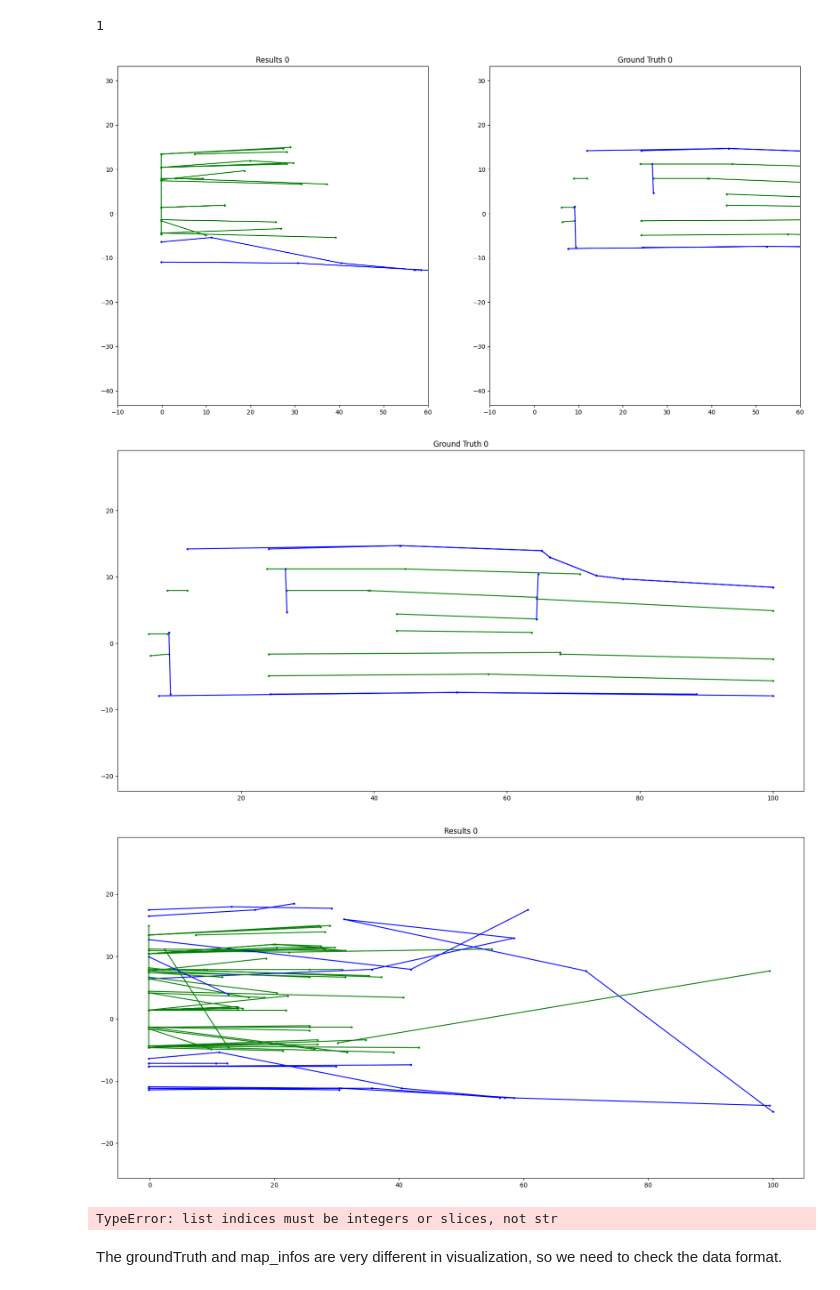
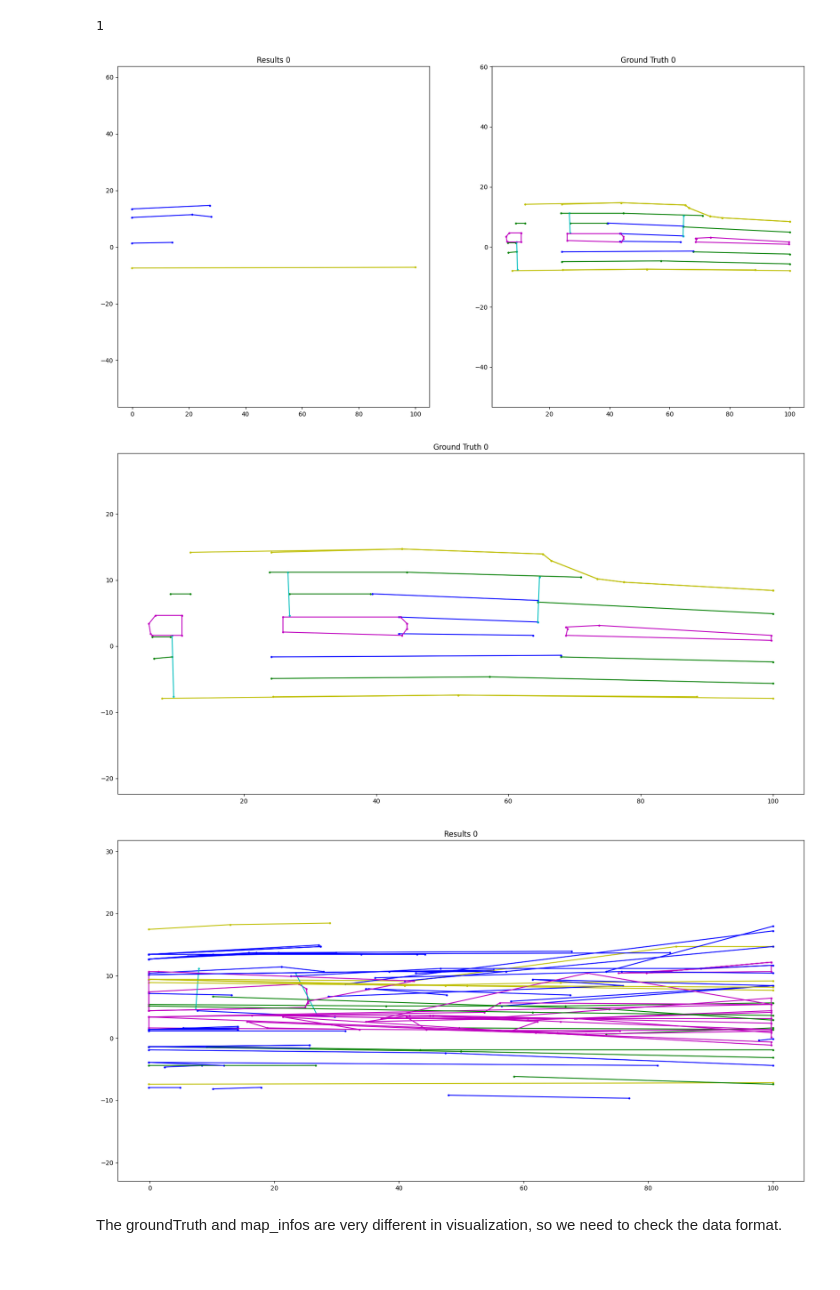
Before and after one commit to yinwu33/VectorMapNet_code, a Jupyter notebook: check.ipynb, the cells around one changed output. Cells and saved outputs as stored; diff of their text form; code cells hidden in the pictures.

```diff
--- a/check.ipynb
+++ b/check.ipynb
@@ -54,12 +54,19 @@ color_map = {
     0: 'r',
     1: 'g',
     2: 'b',
+    3: 'y',
+    4: 'c',
+    5: 'm',
+    6: 'k',
 }
 
 close_map = {
     0: True,
     1: False,
     2: False,
+    3: False,
+    4: False,
+    5: True,
 }
 # %%
 len(results['groundTruth'])
@@ -97,8 +104,8 @@ def plot_results_and_ground_truth(results: list, gt: list, interval: int = None,
     def fix_range():
         plt.axis('equal')
         # fix range
-        plt.xlim(-10, 60)
-        plt.ylim(-15, 5)
+        # plt.xlim(-10, 60)
+        # plt.ylim(-15, 5)
 
     # plot side by side use sub
     for i, (result, ground_truth) in enumerate(zip(results, gt)):
@@ -124,43 +131,41 @@ def plot_results_and_ground_truth(results: list, gt: list, interval: int = None,
         for line in ground_truth:
             plot_points(line['pts'], color=color_map[line['type']], close=close_map[line['type']])
 
-plot_results_and_ground_truth(results['results'], results['groundTruth'], confidence_level=0.3, interval=100)
+plot_results_and_ground_truth(results['results'], results['groundTruth'], confidence_level=0.3, interval=None)
 # %% [output]
-[figure, old version]
+[figure, new version]
 # %%
 plot_samples(results['groundTruth'], break_point=1)
 # %% [output]
-[figure, old version]
+[figure, new version]
 # %%
-plot_samples(results['results'], break_point=1, title='Results', confidence_level=0.1)
+plot_samples(results['results'], break_point=1, title='Results', confidence_level=0.0)
 # %% [output]
-[figure, old version]
+[figure, new version]
 # %%
-def plot_bbox(bbox, color='b', marker='o', s=5, close = True):
-    # bbox: ndarray of shape (x1, y1, x2, y2)
-    # draw a rectangle with corners (x1, y1) and (x2, y2)
-
-    plt.plot([bbox[0], bbox[2]], [bbox[1], bbox[1]], c=color)
-    plt.plot([bbox[0], bbox[2]], [bbox[3], bbox[3]], c=color)
-    plt.plot([bbox[0], bbox[0]], [bbox[1], bbox[3]], c=color)
-    plt.plot([bbox[2], bbox[2]], [bbox[1], bbox[3]], c=color)
-
-
-def plot_det_results(vectors: dict, confidence_level: float = 0.9):
-
-
-    count = 0
-    for i in vectors:
-        if i['confidence_level'] < confidence_level:
-            continue
-        plot_bbox(i['bbox'])
-        count += 1
-    print(f"output {count} / {len(vectors)} vectors")
-
-
-results['results']['vectors'][1]
-plot_bbox(results['results']['vectors'][1]['bbox'])
-# plot_det_results(results['results']['vectors'], confidence_level=0.9)
+# def plot_bbox(bbox, color='b', marker='o', s=5, close = True):
+#     # bbox: ndarray of shape (x1, y1, x2, y2)
+#     # draw a rectangle with corners (x1, y1) and (x2, y2)
+#
+#     plt.plot([bbox[0], bbox[2]], [bbox[1], bbox[1]], c=color)
+#     plt.plot([bbox[0], bbox[2]], [bbox[3], bbox[3]], c=color)
+#     plt.plot([bbox[0], bbox[0]], [bbox[1], bbox[3]], c=color)
+#     plt.plot([bbox[2], bbox[2]], [bbox[1], bbox[3]], c=color)
+#
+#
+# def plot_det_results(vectors: dict, confidence_level: float = 0.9):
+#
+#
+#     count = 0
+#     for i in vectors:
+#         if i['confidence_level'] < confidence_level:
+#             continue
+#         plot_bbox(i['bbox'])
+#         count += 1
+#     print(f"output {count} / {len(vectors)} vectors")
+#
+#
+# results['results']['vectors'][1]
+# plot_bbox(results['results']['vectors'][1]['bbox'])
+# # plot_det_results(results['results']['vectors'], confidence_level=0.9)
-# %% [output]
-TypeError: list indices must be integers or slices, not str
 # %%
```
Also changed, not shown: parts of 4 cells of this notebook, 2 other files.
